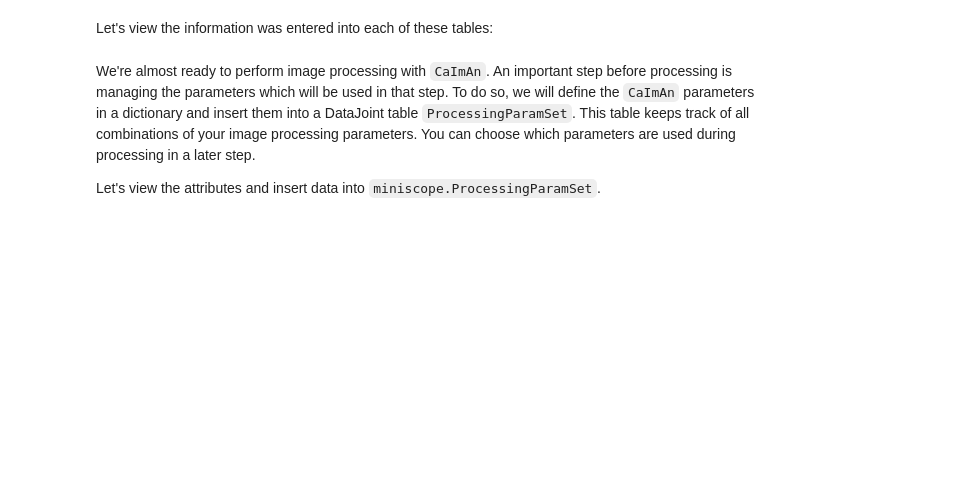
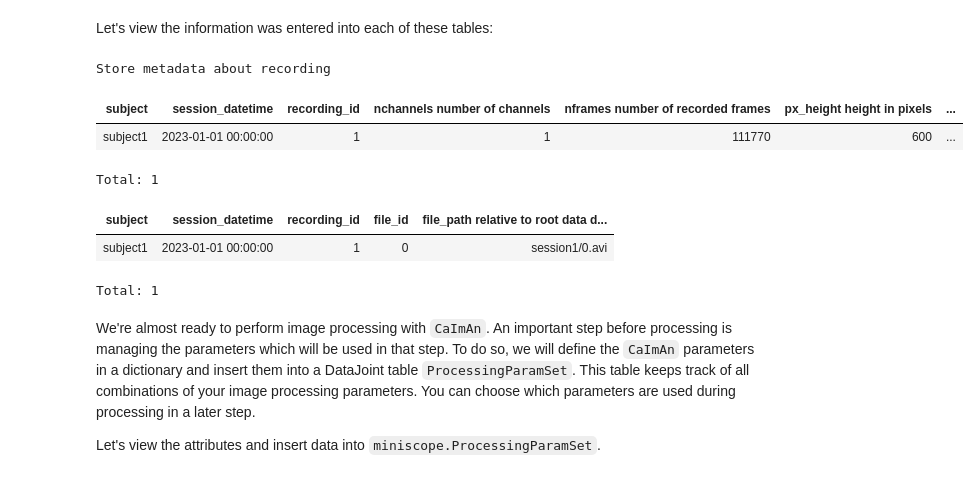
Before and after one commit to datajoint/element-miniscope, a Jupyter notebook: notebooks/tutorial.ipynb, the cells around one changed output. Drawn from its saved outputs; the diff is of its cells as text; code cells hidden in the pictures; blank space fills up the shorter version.

```diff
--- a/notebooks/tutorial.ipynb
+++ b/notebooks/tutorial.ipynb
@@ -228,9 +298,18 @@ miniscope.RecordingInfo.populate(session_key, display_progress=True)
 # %% [markdown]
 Let's view the information was entered into each of these tables:
 # %%
-miniscope.MiniscopeRecordingInfo()
+miniscope.RecordingInfo()
+# %% [output]
+Store metadata about recording
+| subject | session_datetime | recording_id | nchannels number of channels | nframes number of recorded frames | px_height height in pixels | ... |
+| subject1 | 2023-01-01 00:00:00 | 1 | 1 | 111770 | 600 | ... |
+Total: 1
 # %%
-miniscope.MiniscopeRecordingInfo.File()
+miniscope.RecordingInfo.File()
+# %% [output]
+| subject | session_datetime | recording_id | file_id | file_path relative to root data d... |
+| subject1 | 2023-01-01 00:00:00 | 1 | 0 | session1/0.avi |
+Total: 1
 # %% [markdown]
 We're almost ready to perform image processing with `CaImAn`. An important step before
 processing is managing the parameters which will be used in that step. To do so, we will
```
Also changed, not shown: parts of 34 cells of this notebook, 1 other file.
